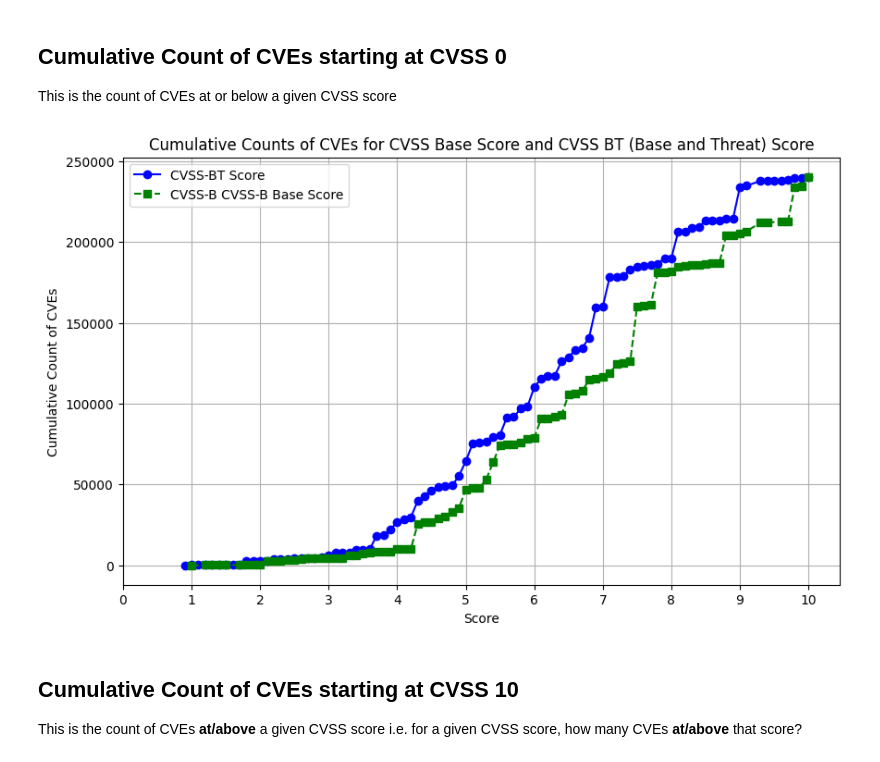
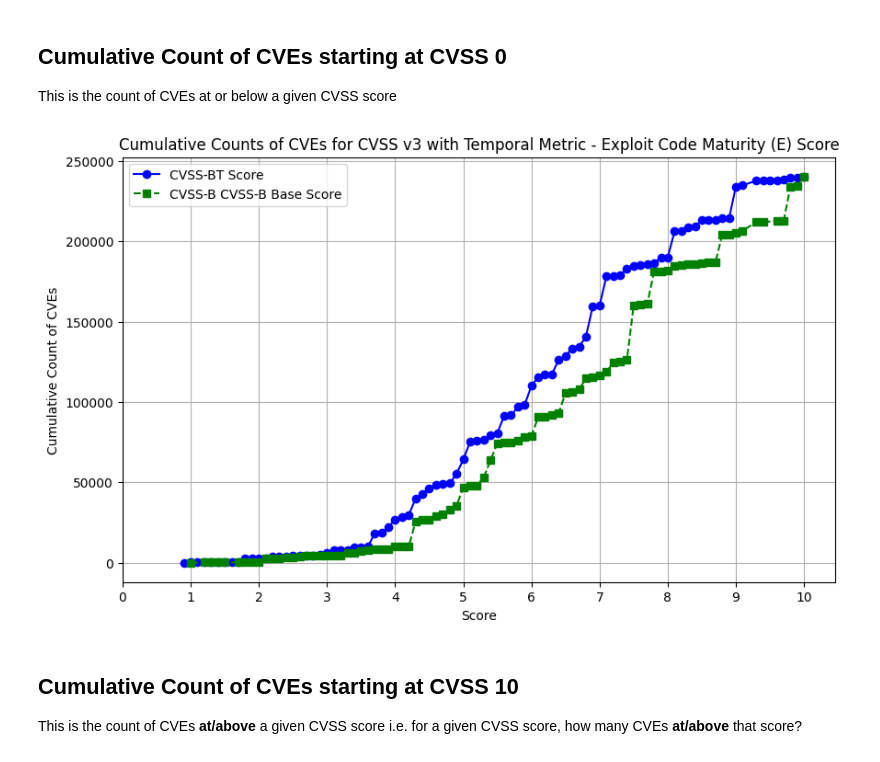
Before and after one commit to RiskBasedPrioritization/RiskBasedPrioritizationAnalysis, a Jupyter notebook: analysis/cvss-bt.ipynb, the cells around one changed output. Saved outputs shown, nothing was run; the diff lists cells and outputs as text; code cells hidden in the pictures.

```diff
--- a/analysis/cvss-bt.ipynb
+++ b/analysis/cvss-bt.ipynb
@@ -80,25 +80,25 @@ This is the count of CVEs at or below a given CVSS score
 # %%
 # Count CVEs above cvss-bt_score for all cvss-bt_score
 cvss_bt_counts = df['cvss-bt_score'].value_counts().sort_index().cumsum()
 
 # Count CVEs above base_score for all base_score
 base_counts = df['base_score'].value_counts().sort_index().cumsum()
 
 # Plotting
 plt.figure(figsize=(10, 6))
 plt.plot(cvss_bt_counts.index, cvss_bt_counts.values, marker='o', linestyle='-', color='blue', label='CVSS-BT Score')
 plt.plot(base_counts.index, base_counts.values, marker='s', linestyle='--', color='green', label='CVSS-B CVSS-B Base Score')
 plt.xlabel('Score')
 plt.ylabel('Cumulative Count of CVEs')
-plt.title('Cumulative Counts of CVEs for CVSS Base Score and CVSS BT (Base and Threat) Score')
+plt.title('Cumulative Counts of CVEs for CVSS v3 with Temporal Metric - Exploit Code Maturity (E) Score')
 plt.xticks(range(11))
 plt.legend()
 plt.grid(True)
 plt.savefig('../images_out/cvss-bt-counts.png')
 
 plt.show()
 # %% [output]
-[figure, old version]
+[figure, new version]
 # %% [markdown]
 ## Cumulative Count of CVEs starting at CVSS 10
 This is the count of CVEs **at/above** a given CVSS score i.e. for a given CVSS score, how many CVEs **at/above** that score?
```
Also changed, not shown: parts of 6 cells of this notebook, 4 other files.
